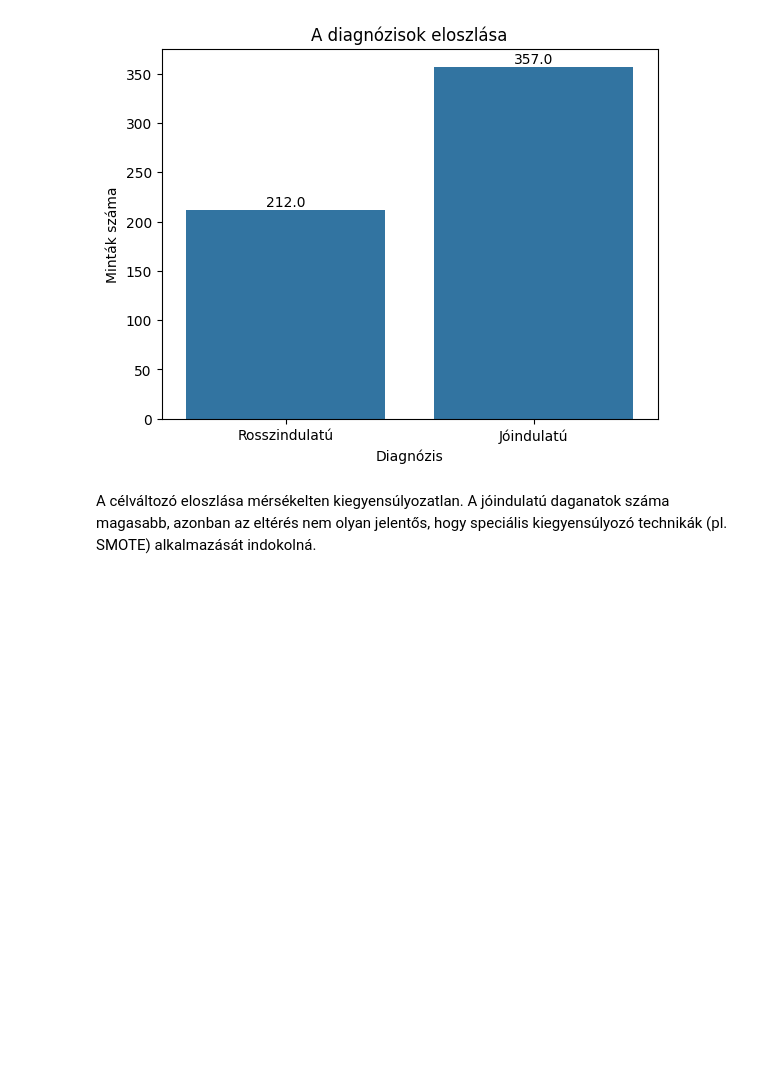
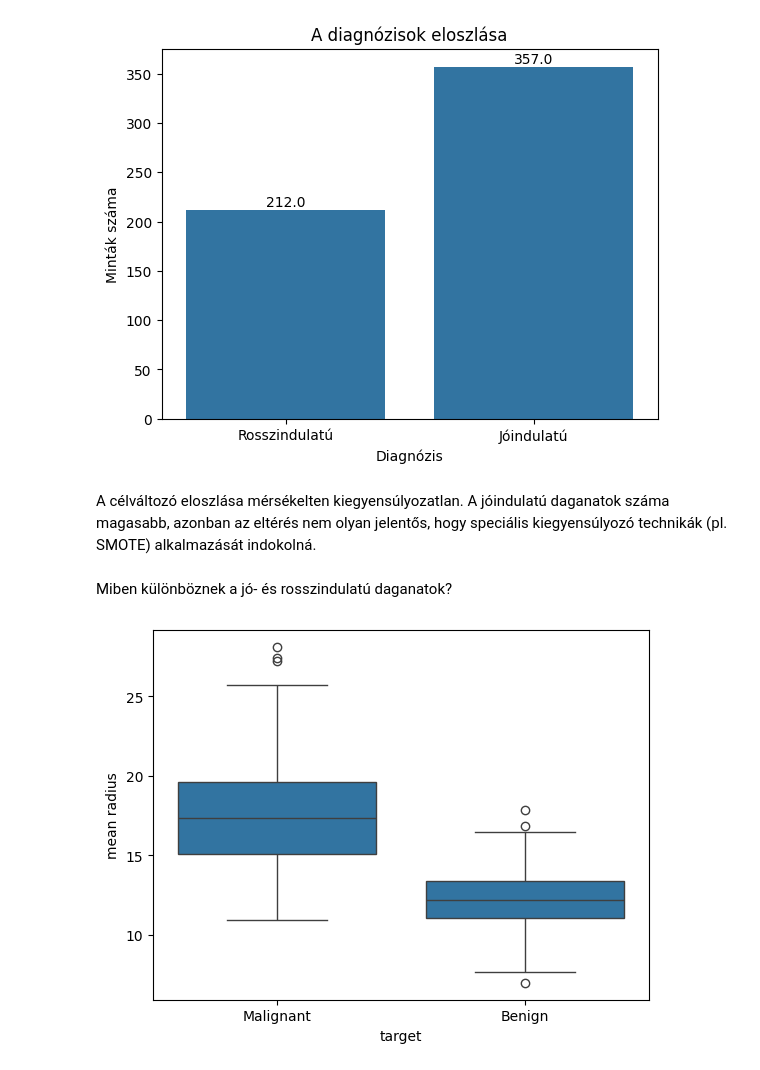
Before and after one commit to RaczNikoletta/Artificial-intelligence, a Jupyter notebook: PE_SupervisedML/beadando.ipynb, the cells around one changed output. Drawn from its saved outputs; the diff is of its cells as text; code cells hidden in the pictures; blank space fills up the shorter version.

Commit message:
plot updates

```diff
--- a/PE_SupervisedML/beadando.ipynb
+++ b/PE_SupervisedML/beadando.ipynb
@@ -29,6 +33,12 @@ y = pd.Series(cancer.target)
 df = X.copy()
 df["target"] = y
 
+# Címkék átnevezése
+df["diagnosis"] = df["target"].map({
+    0: "Malignant",
+    1: "Benign"
+})
+
 df.head()
 # %% [output]
 |  | mean radius | mean texture | mean perimeter | mean area | mean smoothness | mean compactness | ... |
@@ -105,3 +110,20 @@ plt.show()
 [figure]
 # %% [markdown]
 A célváltozó eloszlása mérsékelten kiegyensúlyozatlan. A jóindulatú daganatok száma magasabb, azonban az eltérés nem olyan jelentős, hogy speciális kiegyensúlyozó technikák (pl. SMOTE) alkalmazását indokolná.
+# %% [markdown]
+Miben különböznek a jó- és rosszindulatú daganatok?
+# %%
+sns.boxplot(
+    x="target",
+    y="mean radius",
+    data=df
+)
+
+plt.xticks(
+    [0,1],
+    ["Malignant","Benign"]
+)
+
+plt.show()
+# %% [output]
+[figure, added]
```
Also changed, not shown: parts of 13 cells of this notebook.
